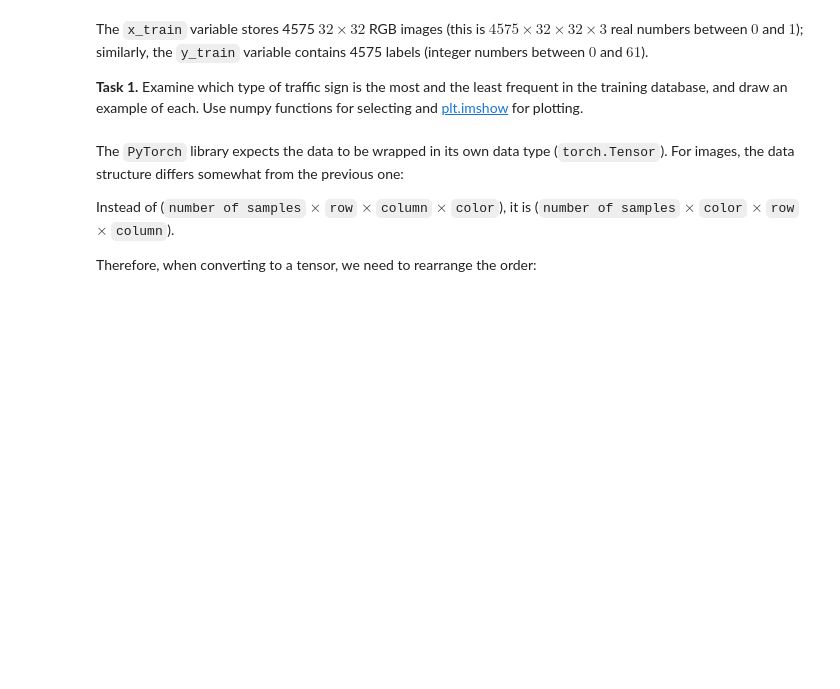
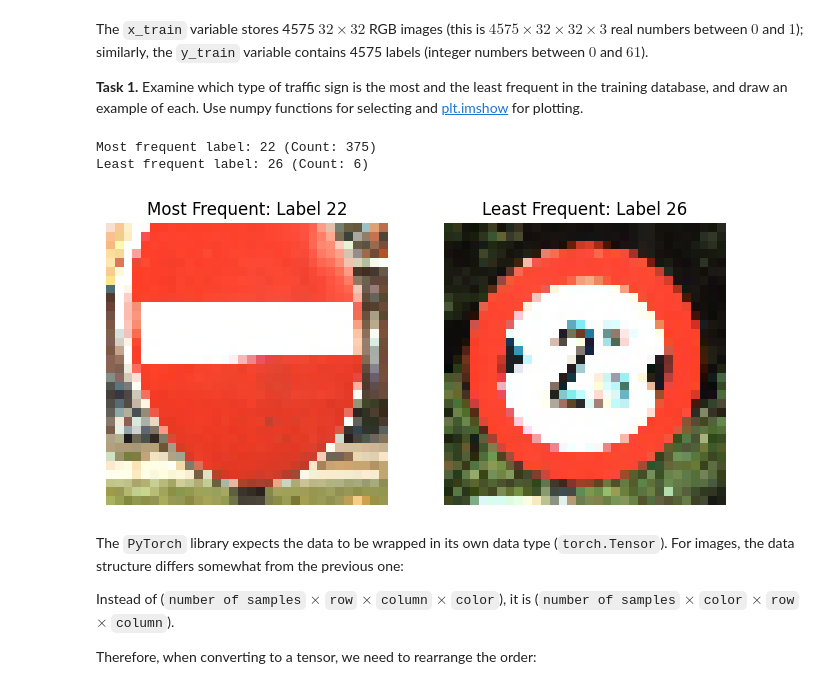
Before and after one commit to Agoston03/Machine-Learning-VIMIMA05, a Jupyter notebook: ML_2026_lab5_CNNs.ipynb, the cells around one changed output. Saved outputs shown, nothing was run; the diff lists cells and outputs as text; code cells hidden in the pictures; blank space fills up the shorter version.

```diff
--- a/ML_2026_lab5_CNNs.ipynb
+++ b/ML_2026_lab5_CNNs.ipynb
@@ -76,3 +76,44 @@ The `x_train` variable stores 4575 $32\times 32$ RGB images (this is $4575 \time
+# %%
+unique_labels, counts = np.unique(y_train, return_counts=True)
+
+# Find the most frequent label
+most_frequent_idx = np.argmax(counts)
+most_frequent_label = unique_labels[most_frequent_idx]
+most_frequent_count = counts[most_frequent_idx]
+
+# Find the least frequent label
+least_frequent_idx = np.argmin(counts)
+least_frequent_label = unique_labels[least_frequent_idx]
+least_frequent_count = counts[least_frequent_idx]
+
+print(f"Most frequent label: {most_frequent_label} (Count: {most_frequent_count})")
+print(f"Least frequent label: {least_frequent_label} (Count: {least_frequent_count})")
+
+# Find an example image for the most frequent label
+most_frequent_image_idx = np.where(y_train == most_frequent_label)[0][0]
+most_frequent_image = x_train[most_frequent_image_idx]
+
+# Find an example image for the least frequent label
+least_frequent_image_idx = np.where(y_train == least_frequent_label)[0][0]
+least_frequent_image = x_train[least_frequent_image_idx]
+
+# Plot the images
+plt.figure(figsize=(8, 4))
+
+plt.subplot(1, 2, 1)
+plt.imshow(most_frequent_image)
+plt.title(f"Most Frequent: Label {most_frequent_label}")
+plt.axis('off')
+
+plt.subplot(1, 2, 2)
+plt.imshow(least_frequent_image)
+plt.title(f"Least Frequent: Label {least_frequent_label}")
+plt.axis('off')
+plt.show()
+# %% [output]
+Most frequent label: 22 (Count: 375)
+Least frequent label: 26 (Count: 6)
+[figure, added]
 # %% [markdown]
 The `PyTorch` library expects the data to be wrapped in its own data type (`torch.Tensor`). For images, the data structure differs somewhat from the previous one:
 
```
Also changed, not shown: parts of 15 cells of this notebook.
